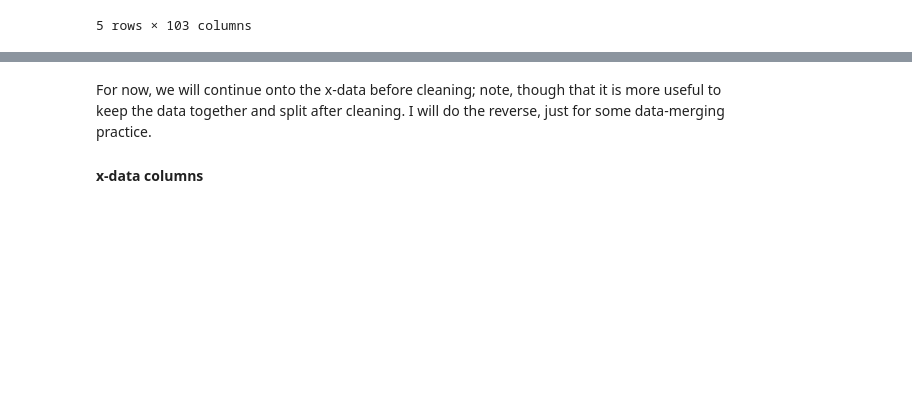
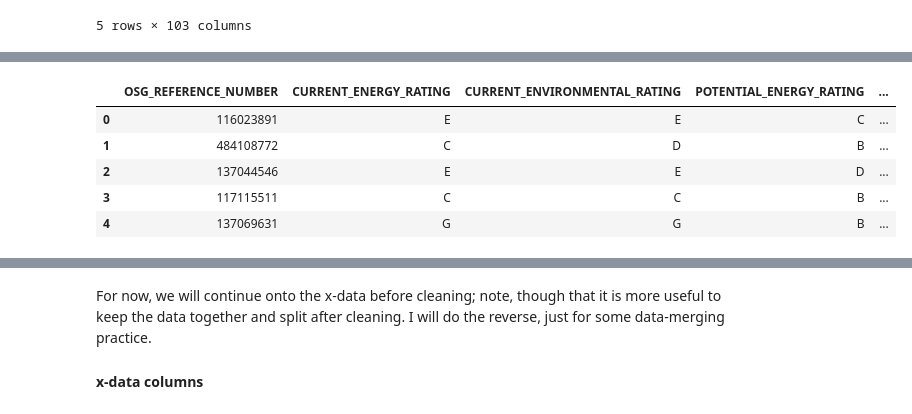
Before and after one commit to TahaGomma/ModelEvaluation, a Jupyter notebook: DecisionTrees/EPC - DT_clf v0.0.ipynb, the cells around one changed output, grey strips where cells are left out. Drawn from its saved outputs; the diff is of its cells as text; code cells hidden in the pictures; blank space fills up the shorter version.

```diff
--- a/DecisionTrees/EPC - DT_clf v0.0.ipynb
+++ b/DecisionTrees/EPC - DT_clf v0.0.ipynb
@@ -112,0 +244,13 @@ See the caveats in the documentation: https://pandas.pydata.org/pandas-docs/stab
+# %%
+# y2: Final (current and potential) RATINGs
+col_y2 = ['CURRENT_ENERGY_RATING', 'CURRENT_ENVIRONMENTAL_RATING'
+         ,'POTENTIAL_ENERGY_RATING', 'POTENTIAL_ENVIRONMENTAL_RATING']
+df_y2 = df[[pk] + col_y2]
+df_y2.head()
+# %% [output]
+|  | OSG_REFERENCE_NUMBER | CURRENT_ENERGY_RATING | CURRENT_ENVIRONMENTAL_RATING | POTENTIAL_ENERGY_RATING | ... |
+| 0 | 116023891 | E | E | C | ... |
+| 1 | 484108772 | C | D | B | ... |
+| 2 | 137044546 | E | E | D | ... |
+| 3 | 117115511 | C | C | B | ... |
+| 4 | 137069631 | G | G | B | ... |
```
Also changed, not shown: parts of 29 cells of this notebook.
